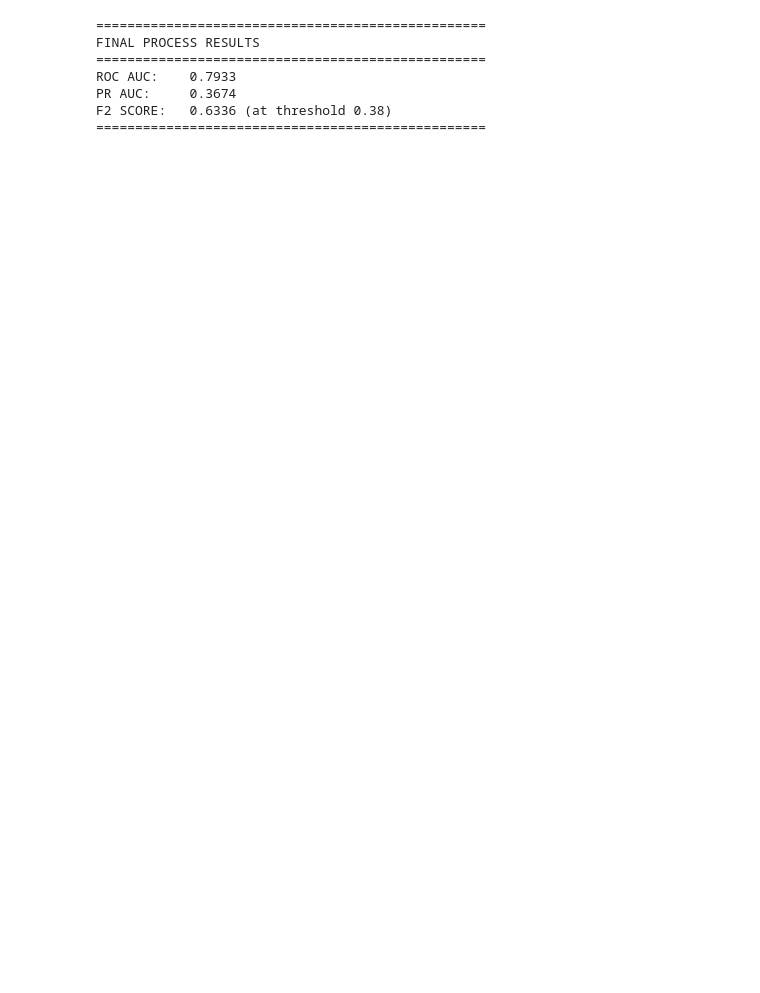
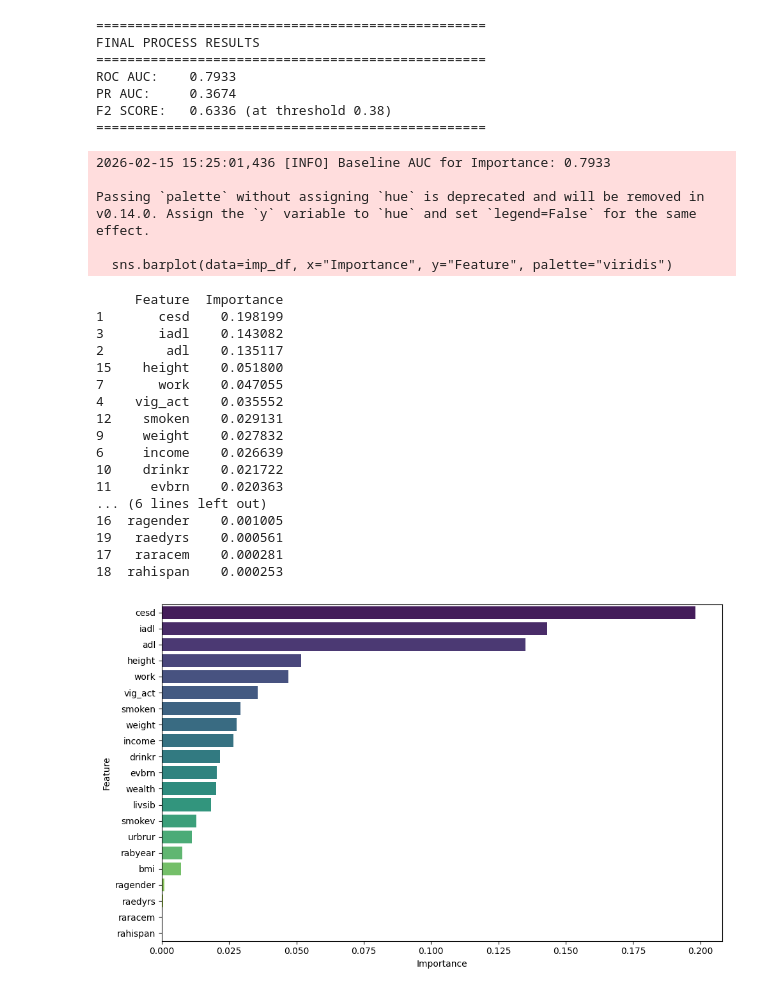
Before and after one commit to buzzmybrand/hea-hackathon, a Jupyter notebook: notebooks/LSTM.ipynb, the cells around one changed output. Saved outputs shown, nothing was run; the diff lists cells and outputs as text; code cells hidden in the pictures; blank space fills up the shorter version.

```diff
--- a/notebooks/LSTM.ipynb
+++ b/notebooks/LSTM.ipynb
@@ -327,6 +327,40 @@ def evaluate_performance(y_true, y_probs, save_dir):
 
     return best_thresh, roc_auc, pr_auc, best_f2
 
+def calculate_permutation_importance(model, loader, feature_names, device):
+    model.eval()
+    all_probs, all_true = [], []
+    X_list = []
+
+    with torch.no_grad():
+        for X_b, y_b in loader:
+            X_list.append(X_b)
+            all_true.extend(y_b.numpy())
+            X_b = X_b.to(device)
+            out = torch.sigmoid(model(X_b).squeeze())
+            all_probs.extend(out.cpu().numpy())
+
+    base_auc = roc_auc_score(all_true, all_probs)
+    log.info(f"Baseline AUC for Importance: {base_auc:.4f}")
+
+    X_all = torch.cat(X_list, dim=0).numpy()
+    importances = {}
+
+    for i, feat in enumerate(feature_names):
+        X_perm = X_all.copy()
+        np.random.shuffle(X_perm[:, :, i])
+
+        perm_probs = []
+        for k in range(0, len(X_perm), CFG["batch_size"]):
+            batch = torch.FloatTensor(X_perm[k:k+CFG["batch_size"]]).to(device)
+            with torch.no_grad():
+                out = torch.sigmoid(model(batch).squeeze())
+                perm_probs.extend(out.cpu().numpy())
+
+        importances[feat] = base_auc - roc_auc_score(all_true, perm_probs)
+
+    return importances
+
 # ─────────────────────────────────────────────────────────────────────────────
 # 7. TRAINING PIPELINE
 # ─────────────────────────────────────────────────────────────────────────────
@@ -438,6 +472,19 @@ def train():
     print(f"F2 SCORE:   {f2_score:.4f} (at threshold {best_thresh:.2f})")
     print("="*50 + "\n")
 
+    # Importance
+    log.info("Calculating Feature Importance...")
+    model.load_state_dict(torch.load(f"{CFG['output_dir']}/best_model.pth"))
+    feat_names = list(INPUT_FEATURES.keys()) + STATIC_COLS
+    imps = calculate_permutation_importance(model, val_loader, feat_names, CFG["device"])
+
+    imp_df = pd.DataFrame(list(imps.items()), columns=["Feature", "Importance"]).sort_values("Importance", ascending=False)
+    plt.figure(figsize=(10, 6))
+    sns.barplot(data=imp_df, x="Importance", y="Feature", palette="viridis")
+    plt.tight_layout()
+    plt.savefig(f"{CFG['output_dir']}/feature_importance.png")
+    print(imp_df)
+
 if __name__ == "__main__":
     train()
 # %% [output]
@@ -462,7 +510,30 @@ if __name__ == "__main__":
 ==================================================
 FINAL PROCESS RESULTS
 ==================================================
 ROC AUC:    0.7933
 PR AUC:     0.3674
 F2 SCORE:   0.6336 (at threshold 0.38)
 ==================================================
+2026-02-15 15:25:01,436 [INFO] Baseline AUC for Importance: 0.7933
+
+Passing `palette` without assigning `hue` is deprecated and will be removed in v0.14.0. Assign the `y` variable to `hue` and set `legend=False` for the same effect.
+
+  sns.barplot(data=imp_df, x="Importance", y="Feature", palette="viridis")
+     Feature  Importance
+1       cesd    0.198199
+3       iadl    0.143082
+2        adl    0.135117
+15    height    0.051800
+7       work    0.047055
+4    vig_act    0.035552
+12    smoken    0.029131
+9     weight    0.027832
+6     income    0.026639
+10    drinkr    0.021722
+11     evbrn    0.020363
+... (6 lines left out)
+16  ragender    0.001005
+19   raedyrs    0.000561
+17   raracem    0.000281
+18  rahispan    0.000253
+[figure, added]
```
Also changed, not shown: parts of 1 cell of this notebook.
